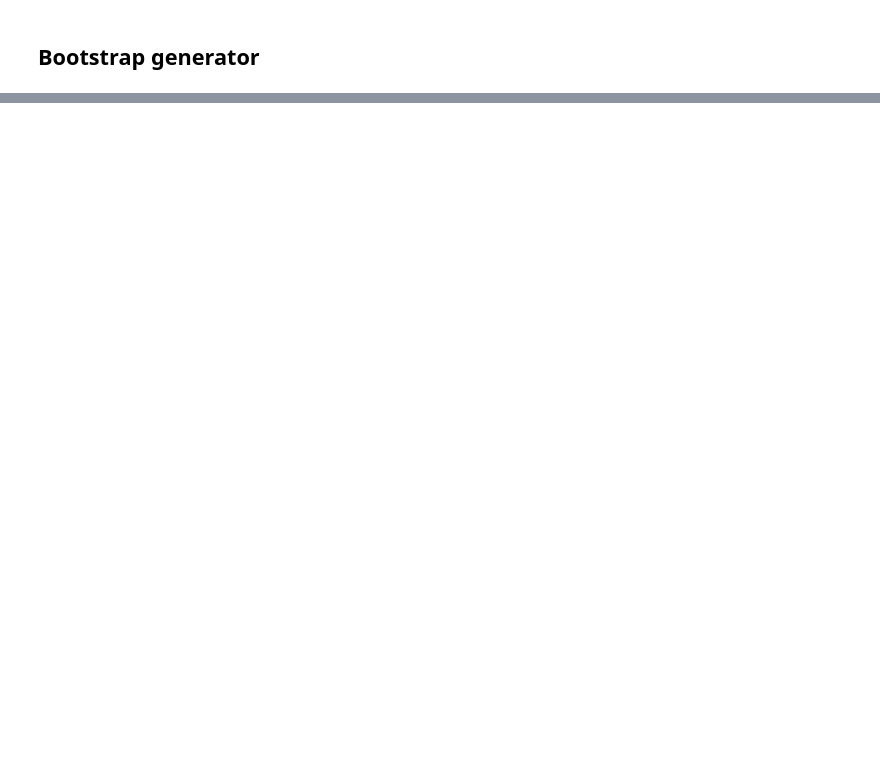
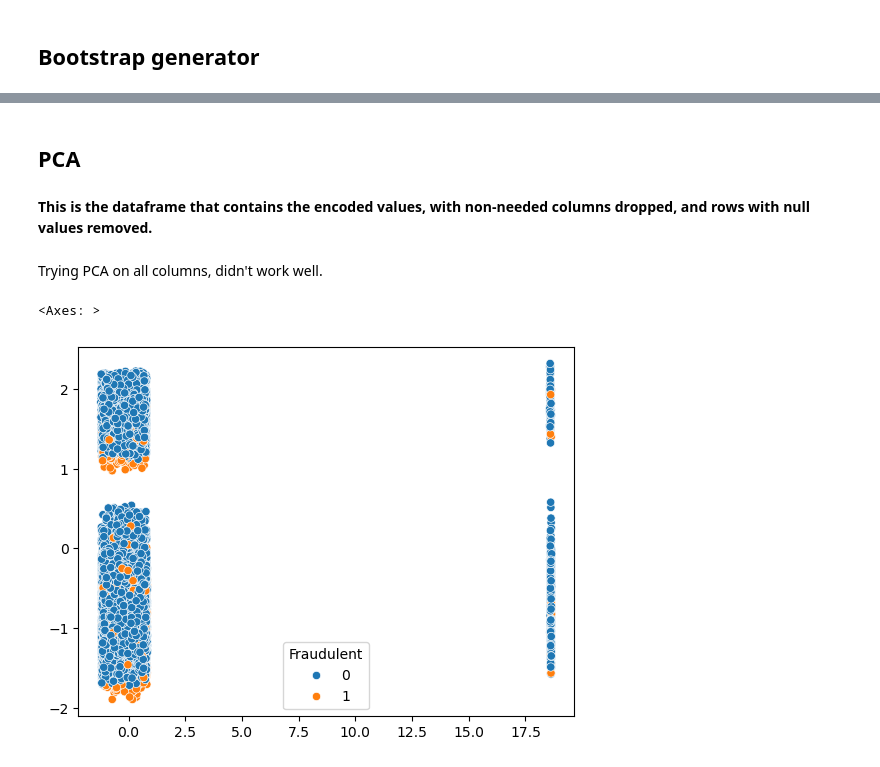
Before and after one commit to schuberte2026/DS_Project, a Jupyter notebook: Data Cleaning.ipynb, the cells around one changed output, grey strips where cells are left out. Cells and saved outputs as stored; diff of their text form; code cells hidden in the pictures; blank space fills up the shorter version.

```diff
--- a/Data Cleaning.ipynb
+++ b/Data Cleaning.ipynb
@@ -272,0 +281,2 @@ pd.concat(rows)
+# %%
+fraud_df_encoded = pd.get_dummies(fraud_df, dtype = int, columns=['Transaction_Type', 'Device_Used', 'Location', 'Payment_Method'])
@@ -272,0 +294,28 @@ pd.concat(rows)
+# %% [markdown]
+## PCA
+# %% [markdown]
+**This is the dataframe that contains the encoded values, with non-needed columns dropped, and rows with null values removed.**
+# %%
+# drop non-needed columns
+fraud_df_encoded.drop(inplace = True, axis=1, columns = ['Transaction_ID', 'User_ID'])
+# %%
+# need to drop NaNs for PCA to work
+fraud_df_encoded.dropna(inplace = True, axis=0)
+# %% [markdown]
+Trying PCA on all columns, didn't work well.
+# %%
+from sklearn.decomposition import TruncatedSVD
+from sklearn.preprocessing import StandardScaler
+
+# scale the data (good practice so outliers don't impact as much)
+scaler = StandardScaler()
+data_scaled = scaler.fit_transform(fraud_df_encoded)
+svd = TruncatedSVD(n_components = 2)
+
+fraud_svd = svd.fit_transform(data_scaled)
+
+# plot the pca
+sns.scatterplot(y = fraud_svd[:,1], x = fraud_svd[:,0],  hue = fraud_df_encoded['Fraudulent']) # y is component 1, x is component 0 matrix[:,0]
+# %% [output]
+<Axes: >
+[figure, added]
```
Also changed, not shown: parts of 17 cells of this notebook.
